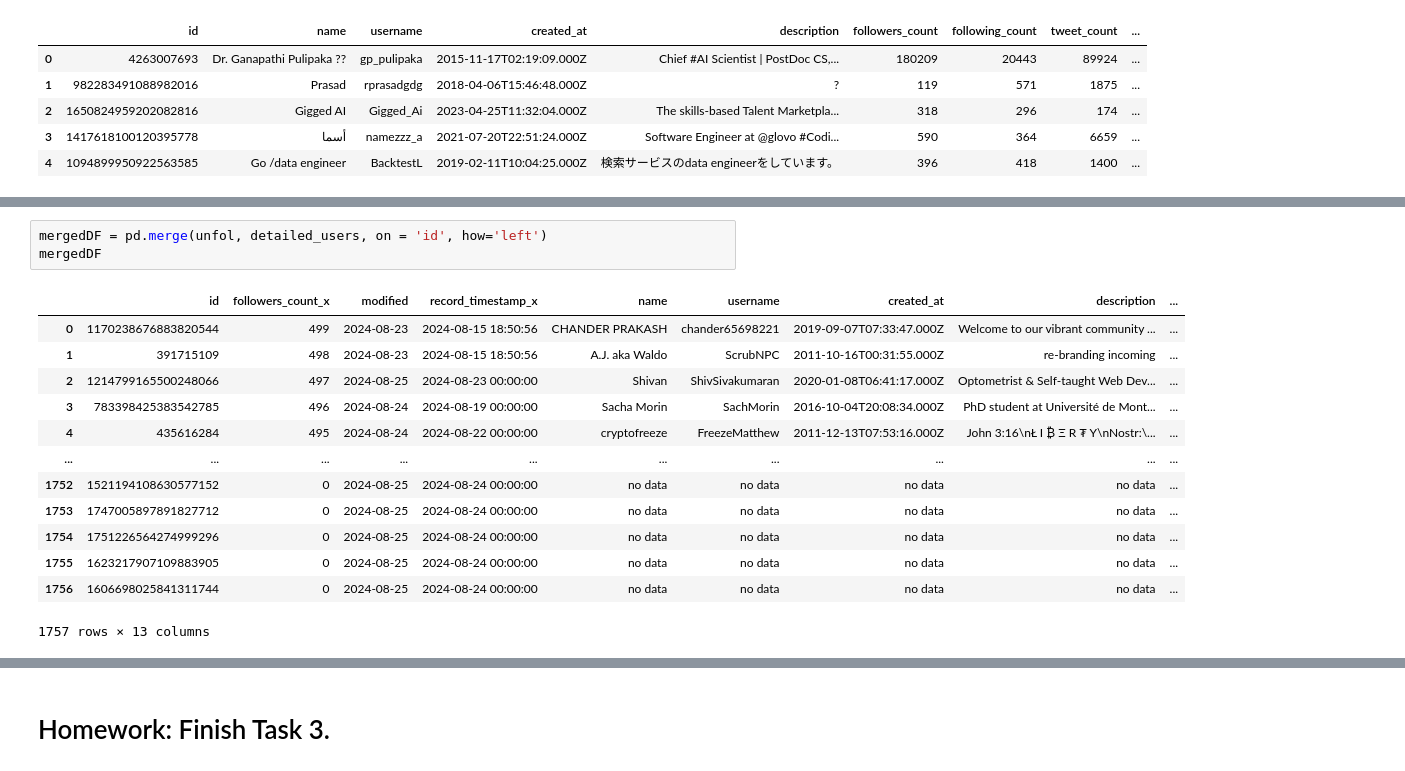
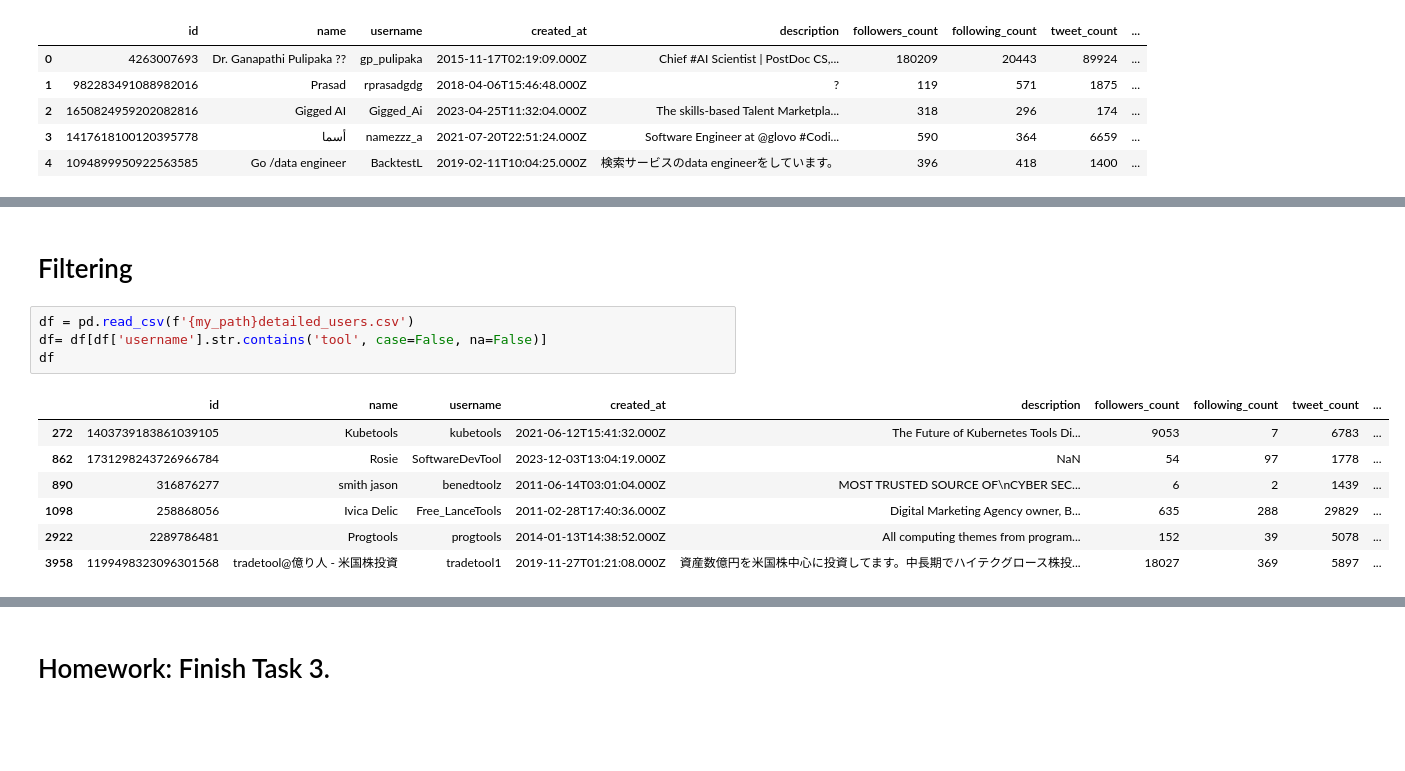
Before and after one commit to byambaa1982/python_cources_for_beginers, a Jupyter notebook: Mini Project 1/data_modeling_2.ipynb, the cells around one changed output, grey strips where cells are left out. Drawn from its saved outputs; the diff is of its cells as text; blank space fills up the shorter version.

```diff
--- a/Mini Project 1/data_modeling_2.ipynb
+++ b/Mini Project 1/data_modeling_2.ipynb
@@ -111,17 +47,14 @@ unfol.head()
-# %%
-mergedDF = pd.merge(unfol, detailed_users, on = 'id', how='left')
-mergedDF
-# %% [output]
-|  | id | followers_count_x | modified | record_timestamp_x | name | username | created_at | description | ... |
-| 0 | 1170238676883820544 | 499 | 2024-08-23 | 2024-08-15 18:50:56 | CHANDER PRAKASH | chander65698221 | 2019-09-07T07:33:47.000Z | Welcome to our vibrant community ... | ... |
-| 1 | 391715109 | 498 | 2024-08-23 | 2024-08-15 18:50:56 | A.J. aka Waldo | ScrubNPC | 2011-10-16T00:31:55.000Z | re-branding incoming | ... |
-| 2 | 1214799165500248066 | 497 | 2024-08-25 | 2024-08-23 00:00:00 | Shivan | ShivSivakumaran | 2020-01-08T06:41:17.000Z | Optometrist & Self-taught Web Dev... | ... |
-| 3 | 783398425383542785 | 496 | 2024-08-24 | 2024-08-19 00:00:00 | Sacha Morin | SachMorin | 2016-10-04T20:08:34.000Z | PhD student at Université de Mont... | ... |
-| 4 | 435616284 | 495 | 2024-08-24 | 2024-08-22 00:00:00 | cryptofreeze | FreezeMatthew | 2011-12-13T07:53:16.000Z | John 3:16\nŁ I ₿ Ξ R ₮ Y\nNostr:\... | ... |
-| ... | ... | ... | ... | ... | ... | ... | ... | ... | ... |
-| 1752 | 1521194108630577152 | 0 | 2024-08-25 | 2024-08-24 00:00:00 | no data | no data | no data | no data | ... |
-| 1753 | 1747005897891827712 | 0 | 2024-08-25 | 2024-08-24 00:00:00 | no data | no data | no data | no data | ... |
-| 1754 | 1751226564274999296 | 0 | 2024-08-25 | 2024-08-24 00:00:00 | no data | no data | no data | no data | ... |
-| 1755 | 1623217907109883905 | 0 | 2024-08-25 | 2024-08-24 00:00:00 | no data | no data | no data | no data | ... |
-| 1756 | 1606698025841311744 | 0 | 2024-08-25 | 2024-08-24 00:00:00 | no data | no data | no data | no data | ... |
-1757 rows × 13 columns
+# %% [markdown]
+# Filtering
+# %%
+df = pd.read_csv(f'{my_path}detailed_users.csv')
+df= df[df['username'].str.contains('tool', case=False, na=False)]
+df
+# %% [output]
+|  | id | name | username | created_at | description | followers_count | following_count | tweet_count | ... |
+| 272 | 1403739183861039105 | Kubetools | kubetools | 2021-06-12T15:41:32.000Z | The Future of Kubernetes Tools Di... | 9053 | 7 | 6783 | ... |
+| 862 | 1731298243726966784 | Rosie | SoftwareDevTool | 2023-12-03T13:04:19.000Z | NaN | 54 | 97 | 1778 | ... |
+| 890 | 316876277 | smith jason | benedtoolz | 2011-06-14T03:01:04.000Z | MOST TRUSTED SOURCE OF\nCYBER SEC... | 6 | 2 | 1439 | ... |
+| 1098 | 258868056 | Ivica Delic | Free_LanceTools | 2011-02-28T17:40:36.000Z | Digital Marketing Agency owner, B... | 635 | 288 | 29829 | ... |
+| 2922 | 2289786481 | Progtools | progtools | 2014-01-13T14:38:52.000Z | All computing themes from program... | 152 | 39 | 5078 | ... |
+| 3958 | 1199498323096301568 | tradetool@億り人 - 米国株投資 | tradetool1 | 2019-11-27T01:21:08.000Z | 資産数億円を米国株中心に投資してます。中長期でハイテクグロース株投... | 18027 | 369 | 5897 | ... |
```
Also changed, not shown: parts of 9 cells of this notebook.
